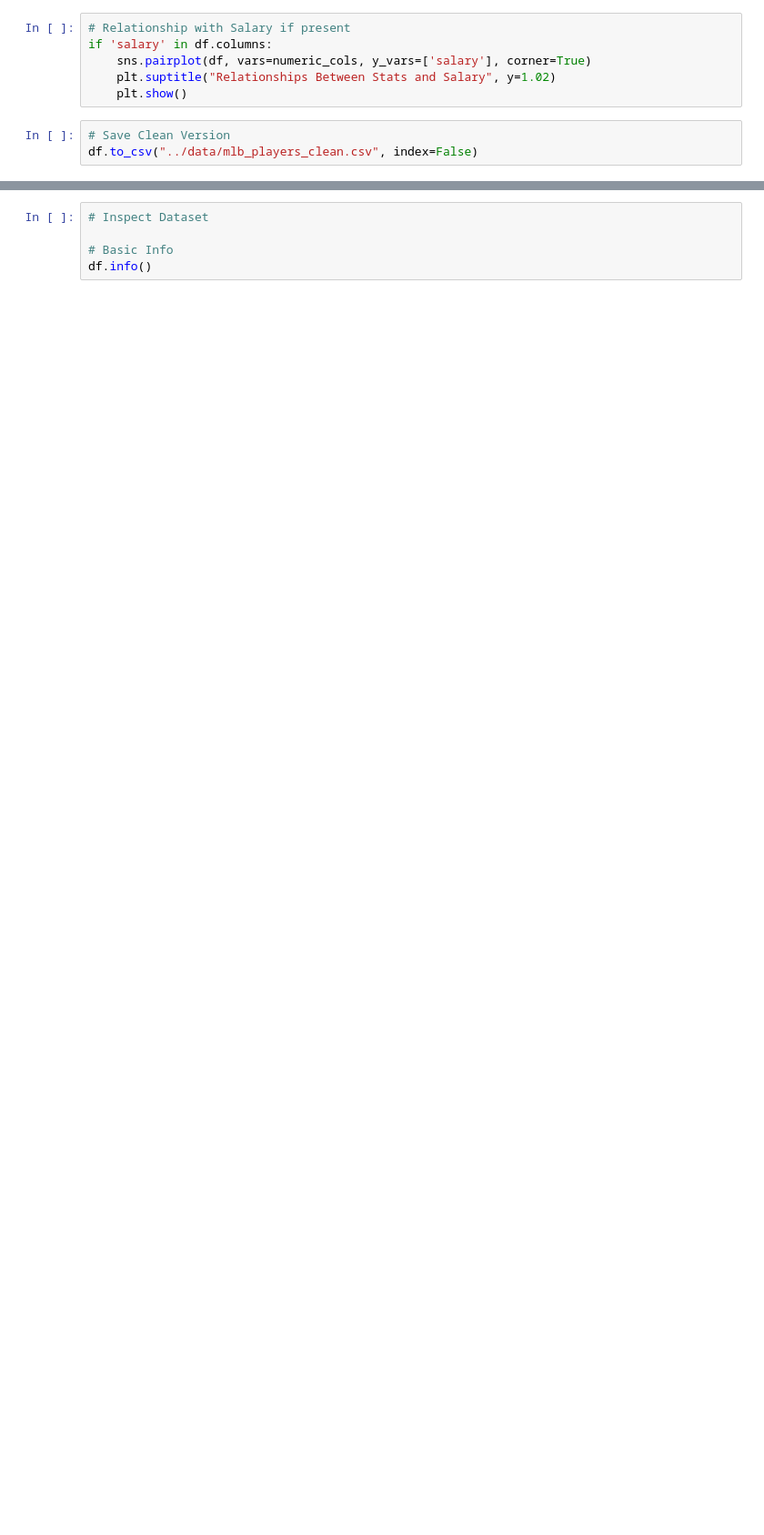
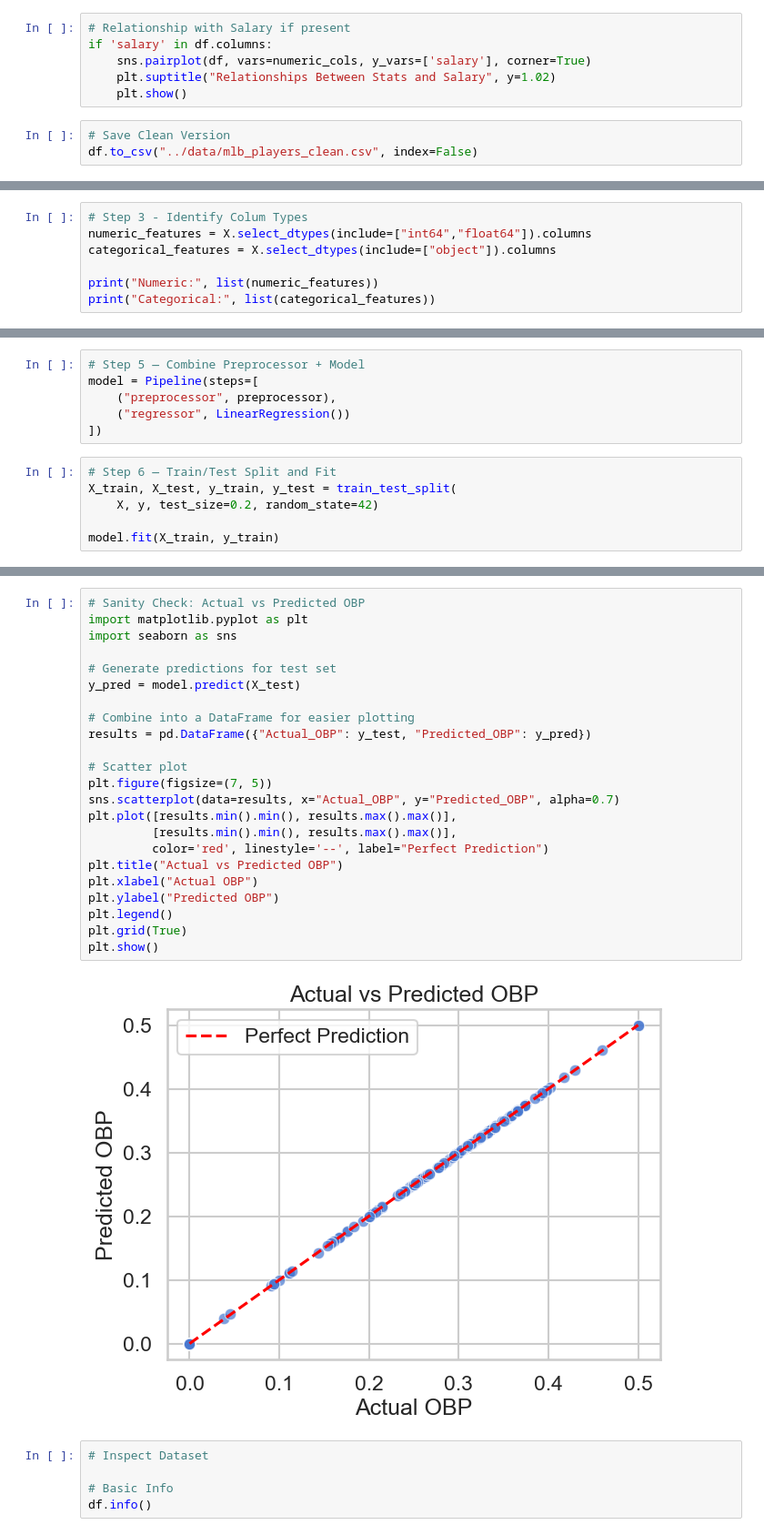
Before and after one commit to woodskevinj/mlb-stats-ml, a Jupyter notebook: notebooks/mlb_eda.ipynb, the cells around one changed output, grey strips where cells are left out. Shown at 91% size. Saved outputs shown, nothing was run; the diff lists cells and outputs as text; blank space fills up the shorter version.

Commit message:
Added OBP model training, evaluation metrics, and sanity check plots

```diff
--- a/notebooks/mlb_eda.ipynb
+++ b/notebooks/mlb_eda.ipynb
@@ -62,0 +88,7 @@ df.to_csv("../data/mlb_players_clean.csv", index=False)
+# %%
+# Step 3 - Identify Colum Types
+numeric_features = X.select_dtypes(include=["int64","float64"]).columns
+categorical_features = X.select_dtypes(include=["object"]).columns
+
+print("Numeric:", list(numeric_features))
+print("Categorical:", list(categorical_features))
@@ -62,0 +113,12 @@ df.to_csv("../data/mlb_players_clean.csv", index=False)
+# %%
+# Step 5 — Combine Preprocessor + Model
+model = Pipeline(steps=[
+    ("preprocessor", preprocessor),
+    ("regressor", LinearRegression())
+])
+# %%
+# Step 6 — Train/Test Split and Fit
+X_train, X_test, y_train, y_test = train_test_split(
+    X, y, test_size=0.2, random_state=42)
+
+model.fit(X_train, y_train)
@@ -63,3 +153,28 @@ df.to_csv("../data/mlb_players_clean.csv", index=False)
+# %%
+# Sanity Check: Actual vs Predicted OBP
+import matplotlib.pyplot as plt
+import seaborn as sns
+
+# Generate predictions for test set
+y_pred = model.predict(X_test)
+
+# Combine into a DataFrame for easier plotting
+results = pd.DataFrame({"Actual_OBP": y_test, "Predicted_OBP": y_pred})
+
+# Scatter plot
+plt.figure(figsize=(7, 5))
+sns.scatterplot(data=results, x="Actual_OBP", y="Predicted_OBP", alpha=0.7)
+plt.plot([results.min().min(), results.max().max()],
+         [results.min().min(), results.max().max()],
+         color='red', linestyle='--', label="Perfect Prediction")
+plt.title("Actual vs Predicted OBP")
+plt.xlabel("Actual OBP")
+plt.ylabel("Predicted OBP")
+plt.legend()
+plt.grid(True)
+plt.show()
+# %% [output]
+[figure, added]
 # %%
 # Inspect Dataset
 
```
Also changed, not shown: parts of 7 cells of this notebook.
